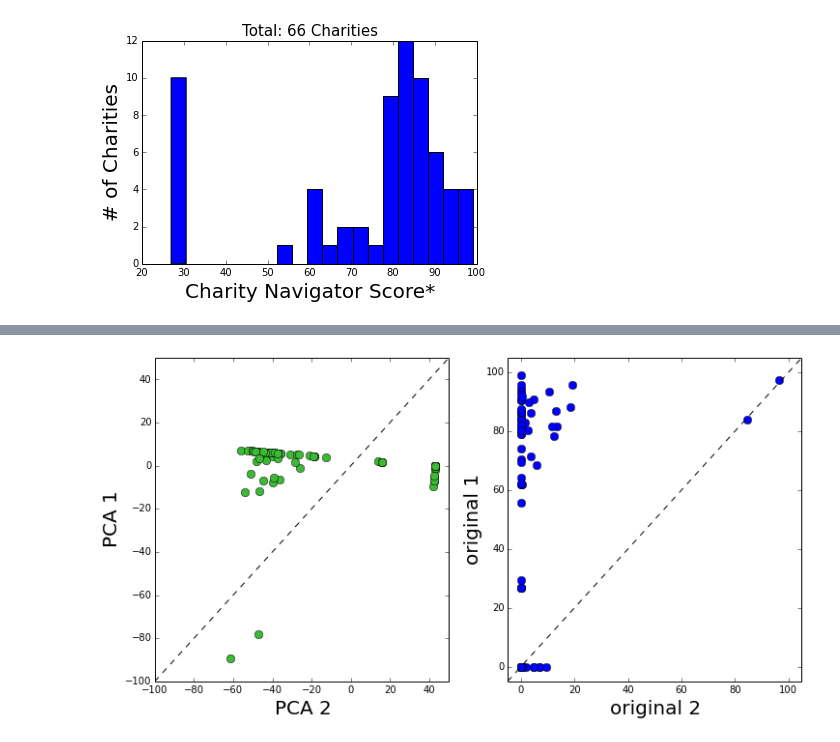
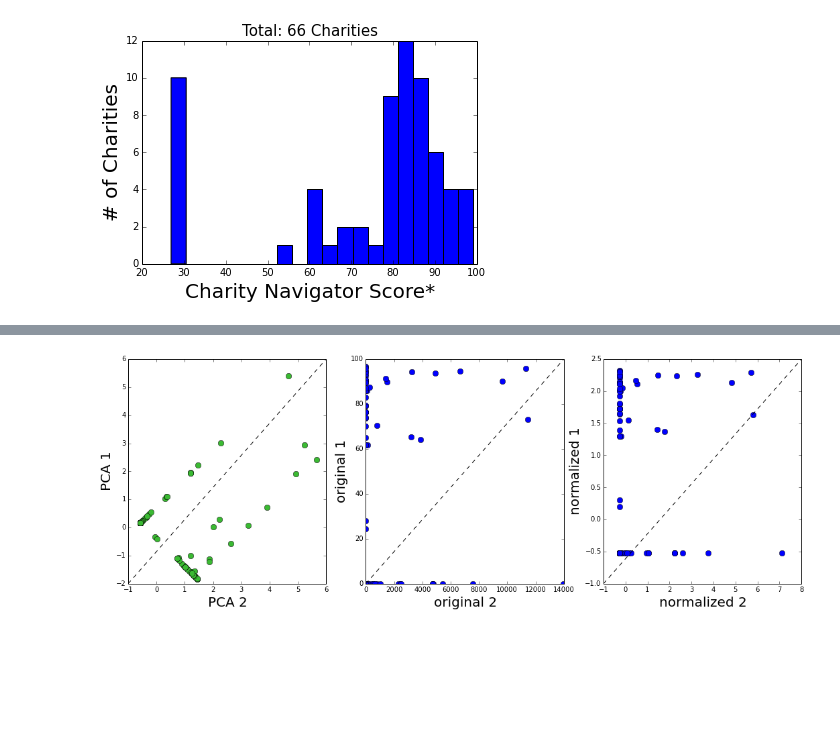
Before and after one commit to kdsimmons/InsightProject, a Jupyter notebook: make_graphs.ipynb, the cells around one changed output, grey strips where cells are left out. Drawn from its saved outputs; the diff is of its cells as text; code cells hidden in the pictures; blank space fills up the shorter version.

```diff
--- a/make_graphs.ipynb
+++ b/make_graphs.ipynb
@@ -28,0 +83,4 @@ X = np.concatenate((X1, X2), axis=1)
+# %%
+# Choose features
+feature_names = ['cn_overall', 'cn_acct_transp', 'cn_financial', 'percent_admin', 'percent_fund', 'percent_program', 'staff_size', 'board_size',
+                 'age', 'total_contributions', 'total_expenses', 'total_revenue', 'twitter_followers']
@@ -28,0 +93,15 @@ X = np.concatenate((X1, X2), axis=1)
+# %%
+# Use PCA to reduce number of components
+# Need to figure out how many components to get
+pca = PCA(n_components=3)
+pca.fit(X_scaled)
+X_reduced = pca.transform(X_scaled)
+print("Reduced dataset shape:", X_reduced.shape)
+
+plt.figure(figsize=[18,6])
+plt.subplot(131)
+plt.plot(X_reduced[:,0], X_reduced[:,1], 'o')
+plt.subplot(132)
+plt.plot(X_reduced[:,0], X_reduced[:,2], 'o')
+plt.subplot(133)
+plt.plot(X_reduced[:,1], X_reduced[:,2], 'o')
@@ -85,6 +160,0 @@ array([ 96.682,  99.19 ])
-# %%
-from sklearn.decomposition import PCA
-pca = PCA(n_components=2)
-pca.fit(X)
-X_reduced = pca.transform(X)
-print("Reduced dataset shape:", X_reduced.shape)
@@ -100,19 +161,28 @@ plt.xlabel("Twitter Followers (x 500)", fontsize=20);
 # %%
-plt.figure(figsize=[12,6])
-plt.subplot(121)
+# plot original, scaled, and PCA features
+plt.figure(figsize=[18,6])
+plt.subplot(131)
 plt.plot(X_reduced[:,0], X_reduced[:,1], 'o', color=[.23,.73,.2], ms=8);
-plt.axis([-100, 50,-100, 50]);
+#plt.axis([-100, 50,-100, 50]);
 plt.ylabel("PCA 1", fontsize=20);
 plt.xlabel("PCA 2", fontsize=20);
 
 plt.plot(plt.xlim(), plt.ylim(), 'k--');
 
-plt.subplot(122)
+plt.subplot(132)
 plt.plot(X[:,0], X[:,1], 'o', ms=8);
-plt.axis([-5, 105,-5, 105]);
+#plt.axis([-5, 105,-5, 105]);
 plt.ylabel("original 1", fontsize=20);
 plt.xlabel("original 2", fontsize=20);
 
 plt.plot(plt.xlim(), plt.ylim(), 'k--');
+
+plt.subplot(133)
+plt.plot(X_scale[:,0], X_scaled[:,1], 'o', ms=8);
+#plt.axis([-5, 105,-5, 105]);
+plt.ylabel("normalized 1", fontsize=20);
+plt.xlabel("normalized 2", fontsize=20);
+
+plt.plot(plt.xlim(), plt.ylim(), 'k--');
 # %% [output]
-[figure, old version]
+[figure, new version]
```
Also changed, not shown: parts of 33 cells of this notebook, 6 other files.
